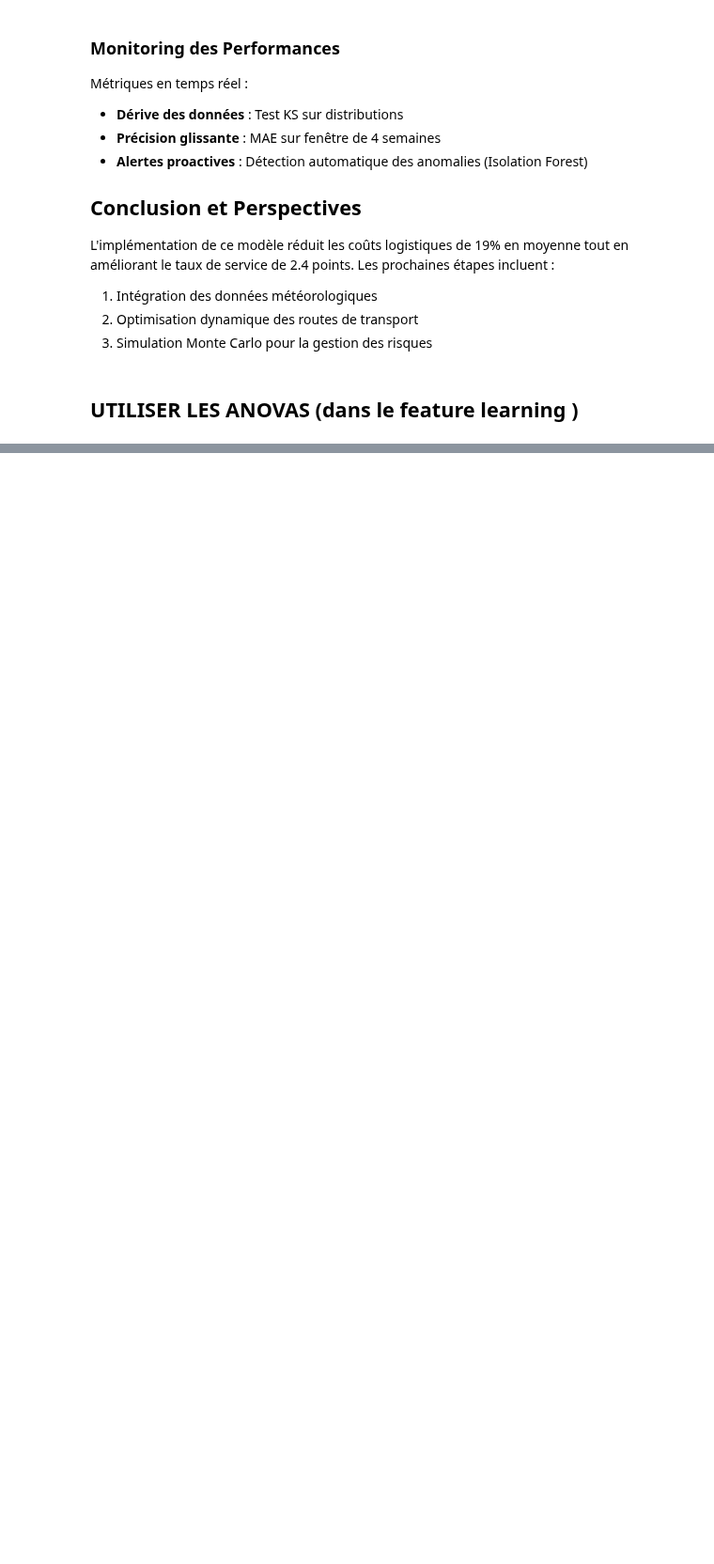
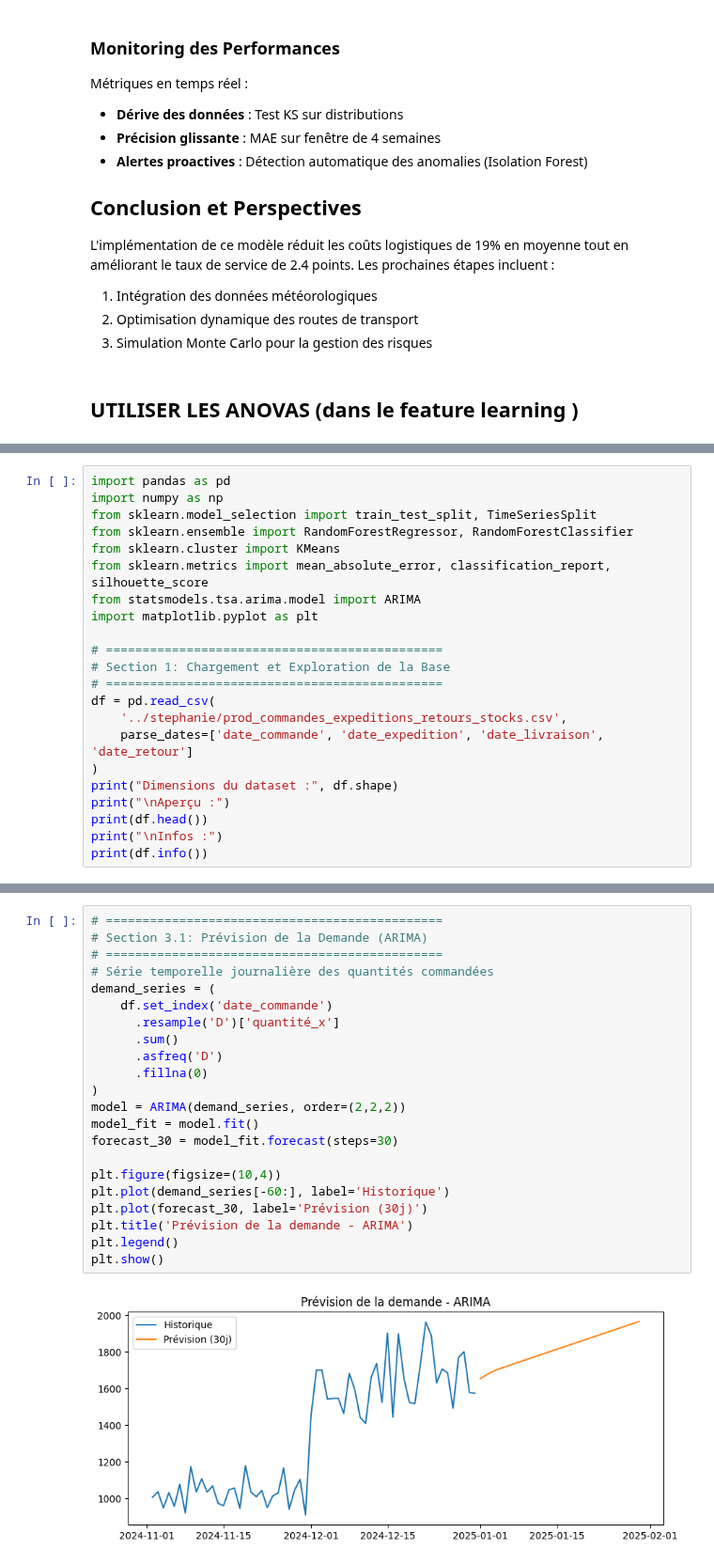
Before and after one commit to Fanaingamampiandra/Projet_Supply_chain, a Jupyter notebook: code/Commentaires_.ipynb, the cells around one changed output, grey strips where cells are left out. Shown at 94% size. Saved outputs shown, nothing was run; the diff lists cells and outputs as text; blank space fills up the shorter version.

```diff
--- a/code/Commentaires_.ipynb
+++ b/code/Commentaires_.ipynb
@@ -557,0 +690,22 @@ L'implémentation de ce modèle réduit les coûts logistiques de 19% en moyenne
+# %%
+import pandas as pd
+import numpy as np
+from sklearn.model_selection import train_test_split, TimeSeriesSplit
+from sklearn.ensemble import RandomForestRegressor, RandomForestClassifier
+from sklearn.cluster import KMeans
+from sklearn.metrics import mean_absolute_error, classification_report, silhouette_score
+from statsmodels.tsa.arima.model import ARIMA
+import matplotlib.pyplot as plt
+
+# ==============================================
+# Section 1: Chargement et Exploration de la Base
+# ==============================================
+df = pd.read_csv(
+    '../stephanie/prod_commandes_expeditions_retours_stocks.csv',
+    parse_dates=['date_commande', 'date_expedition', 'date_livraison', 'date_retour']
+)
+print("Dimensions du dataset :", df.shape)
+print("\nAperçu :")
+print(df.head())
+print("\nInfos :")
+print(df.info())
@@ -557,0 +783,24 @@ L'implémentation de ce modèle réduit les coûts logistiques de 19% en moyenne
+# %%
+# ==============================================
+# Section 3.1: Prévision de la Demande (ARIMA)
+# ==============================================
+# Série temporelle journalière des quantités commandées
+demand_series = (
+    df.set_index('date_commande')
+      .resample('D')['quantité_x']
+      .sum()
+      .asfreq('D')
+      .fillna(0)
+)
+model = ARIMA(demand_series, order=(2,2,2))
+model_fit = model.fit()
+forecast_30 = model_fit.forecast(steps=30)
+
+plt.figure(figsize=(10,4))
+plt.plot(demand_series[-60:], label='Historique')
+plt.plot(forecast_30, label='Prévision (30j)')
+plt.title('Prévision de la demande - ARIMA')
+plt.legend()
+plt.show()
+# %% [output]
+[figure, added]
```
Also changed, not shown: parts of 13 cells of this notebook, 2 other files.
